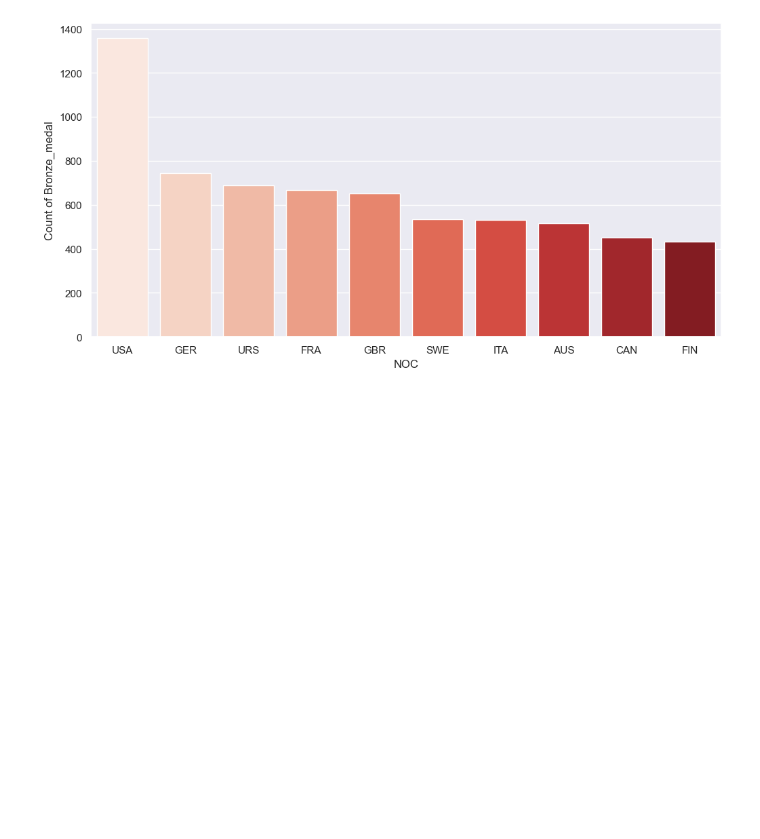
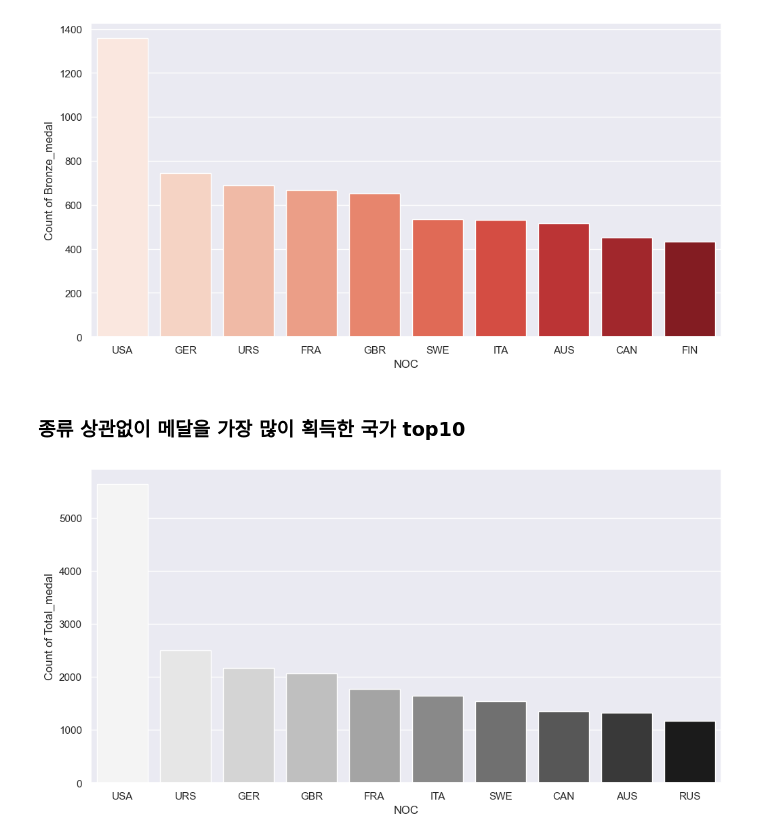
Before and after one commit to lieblichsg/practice, a Jupyter notebook: Olympic EDA_R0.ipynb, the cells around one changed output. Cells and saved outputs as stored; diff of their text form; code cells hidden in the pictures; blank space fills up the shorter version.

```diff
--- a/Olympic EDA_R0.ipynb
+++ b/Olympic EDA_R0.ipynb
@@ -784,3 +784,23 @@ plt.ylabel('Count of Bronze_medal')
 plt.show()
 # %% [output]
 [figure]
+# %% [markdown]
+###  종류 상관없이 메달을 가장 많이 획득한 국가 top10
+# %%
+total_medal= data_fix.copy()
+total_medal['Medal'] = total_medal['Medal'].replace(0,np.nan)
+
+medalist = total_medal[total_medal['Medal'].isnull() == False]
+medalist.head(10)
+
+total_medal_count = pd.crosstab(index=medalist['NOC'], columns = medalist['Medal'].count())
+total_medal_count = total_medal_count.sort_values(by=39783, ascending=False)
+total_medal_count = total_medal_count[:10]
+
+plt.figure(figsize=(12,6))
+sns.barplot(data=total_medal_count, x=total_medal_count.index, y=total_medal_count[39783], palette="Greys")
+plt.xlabel('NOC')
+plt.ylabel('Count of Total_medal')
+plt.show()
+# %% [output]
+[figure, added]
```
Also changed, not shown: parts of 1 cell of this notebook.
